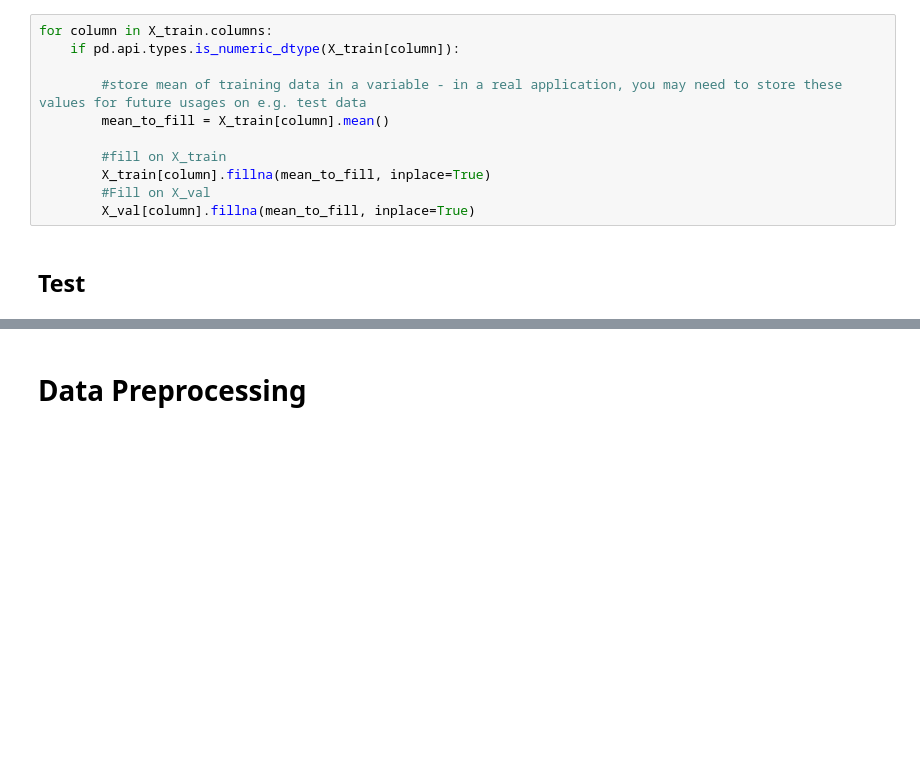
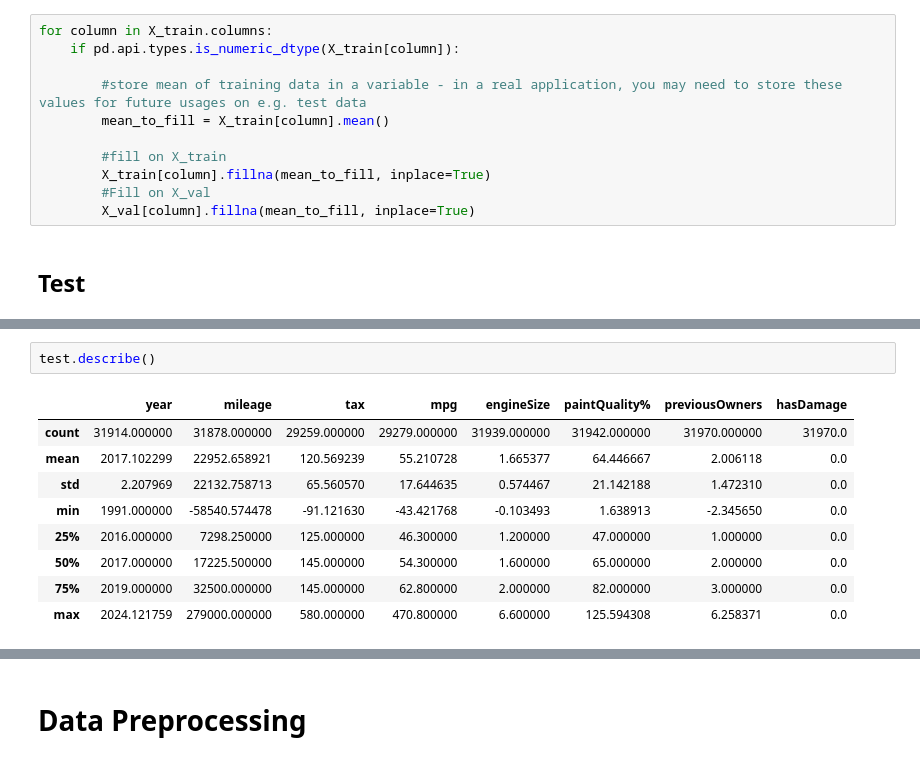
Before and after one commit to mariamiguel720/Machine-Learning-Project-25-26, a Jupyter notebook: notebooks/Notebook_primeira_entrega_ML.ipynb, the cells around one changed output, grey strips where cells are left out. Cells and saved outputs as stored; diff of their text form; blank space fills up the shorter version.

```diff
--- a/notebooks/Notebook_primeira_entrega_ML.ipynb
+++ b/notebooks/Notebook_primeira_entrega_ML.ipynb
@@ -249,0 +466,12 @@ Errors to account for (reviewed in here and in excel filters):
+# %%
+test.describe()
+# %% [output]
+|  | year | mileage | tax | mpg | engineSize | paintQuality% | previousOwners | hasDamage |
+| count | 31914.000000 | 31878.000000 | 29259.000000 | 29279.000000 | 31939.000000 | 31942.000000 | 31970.000000 | 31970.0 |
+| mean | 2017.102299 | 22952.658921 | 120.569239 | 55.210728 | 1.665377 | 64.446667 | 2.006118 | 0.0 |
+| std | 2.207969 | 22132.758713 | 65.560570 | 17.644635 | 0.574467 | 21.142188 | 1.472310 | 0.0 |
+| min | 1991.000000 | -58540.574478 | -91.121630 | -43.421768 | -0.103493 | 1.638913 | -2.345650 | 0.0 |
+| 25% | 2016.000000 | 7298.250000 | 125.000000 | 46.300000 | 1.200000 | 47.000000 | 1.000000 | 0.0 |
+| 50% | 2017.000000 | 17225.500000 | 145.000000 | 54.300000 | 1.600000 | 65.000000 | 2.000000 | 0.0 |
+| 75% | 2019.000000 | 32500.000000 | 145.000000 | 62.800000 | 2.000000 | 82.000000 | 3.000000 | 0.0 |
+| max | 2024.121759 | 279000.000000 | 580.000000 | 470.800000 | 6.600000 | 125.594308 | 6.258371 | 0.0 |
```
Also changed, not shown: parts of 30 cells of this notebook, 1 other file.
